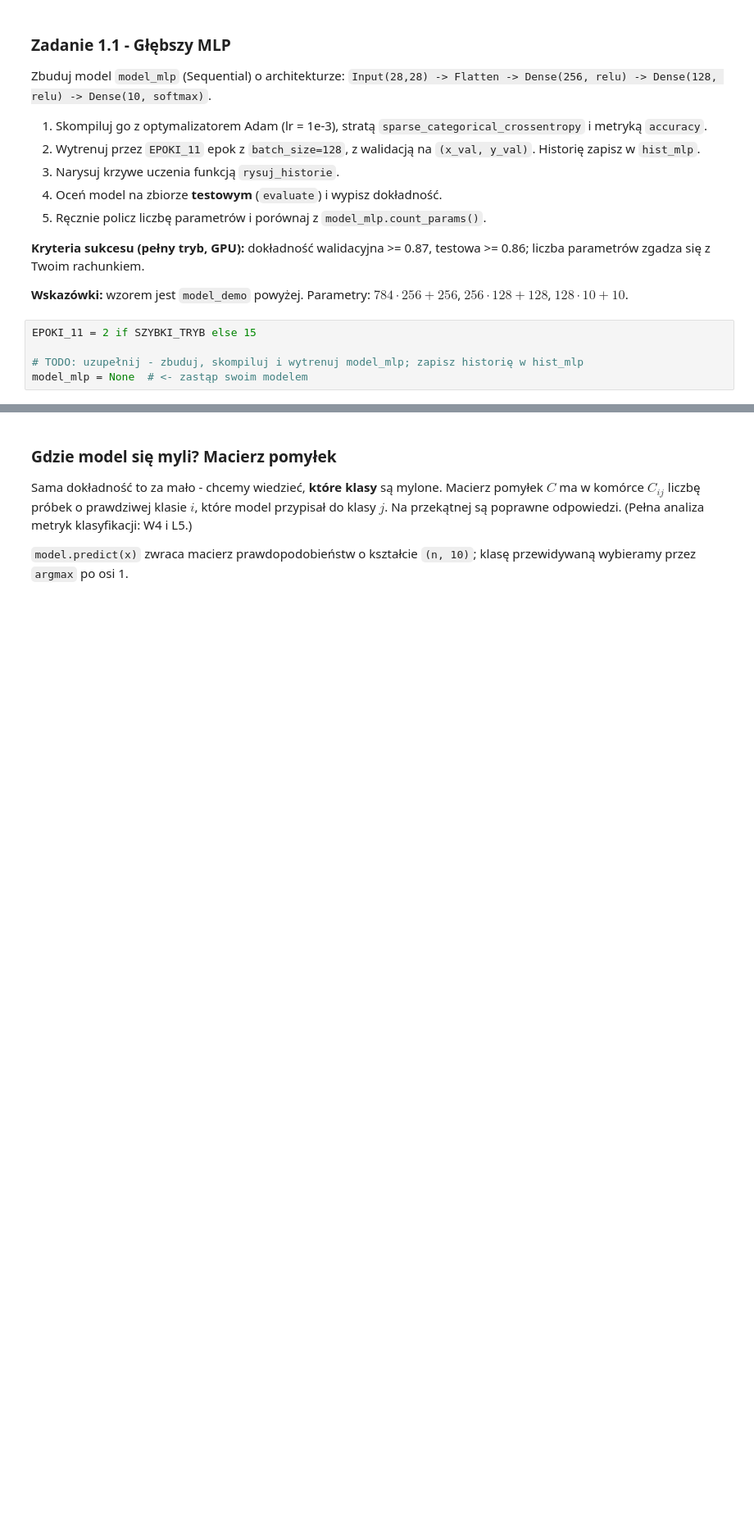
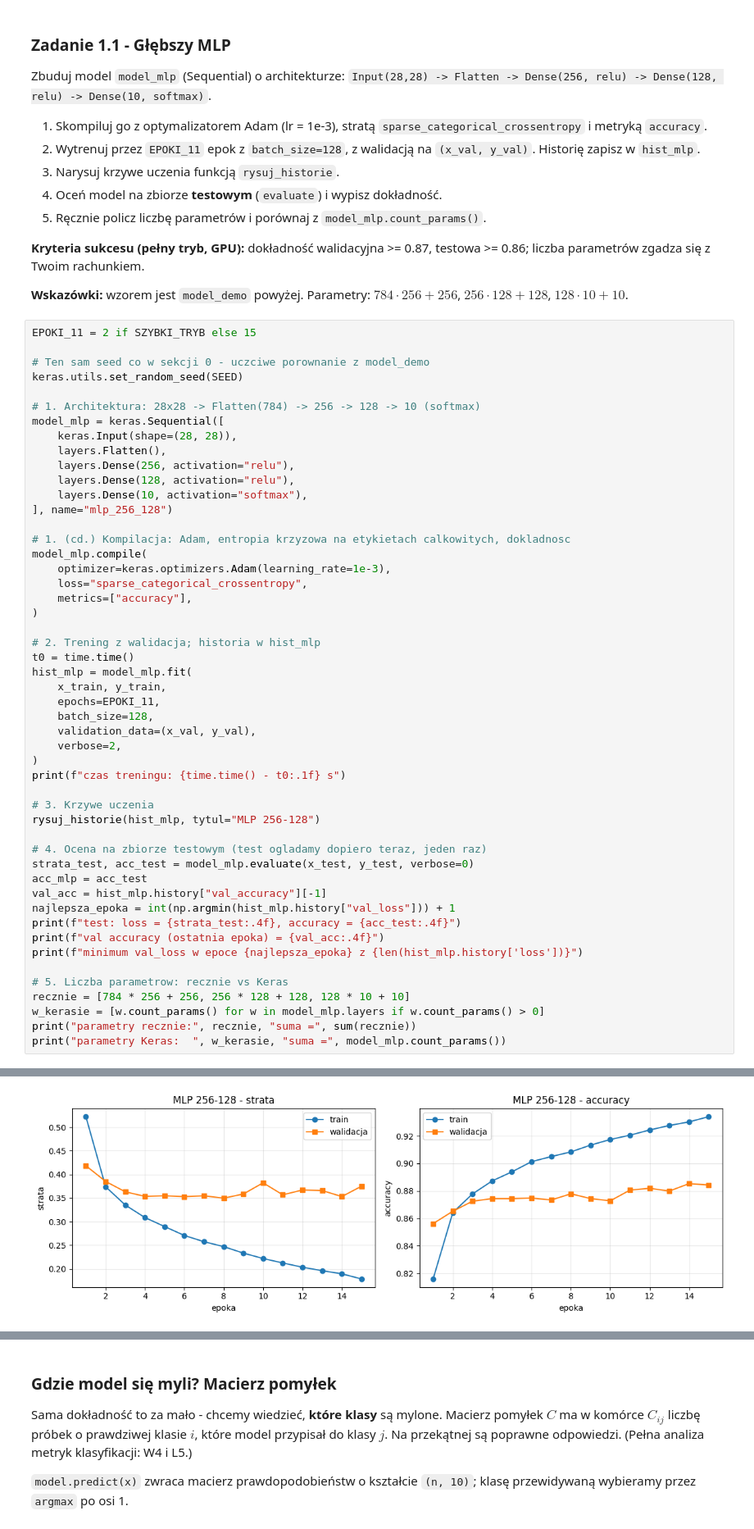
Before and after one commit to RJC2001/Uczenie-g-bokie-i-jego-zastosowania, a Jupyter notebook: 88274_LAB/Lab03_Keras_klasyfikacja_regresja.ipynb, the cells around one changed output, grey strips where cells are left out. Shown at 82% size. Drawn from its saved outputs; the diff is of its cells as text; blank space fills up the shorter version.

```diff
--- a/88274_LAB/Lab03_Keras_klasyfikacja_regresja.ipynb
+++ b/88274_LAB/Lab03_Keras_klasyfikacja_regresja.ipynb
@@ -250,5 +311,51 @@ Zbuduj model `model_mlp` (Sequential) o architekturze:
 # %%
 EPOKI_11 = 2 if SZYBKI_TRYB else 15
 
-# TODO: uzupełnij - zbuduj, skompiluj i wytrenuj model_mlp; zapisz historię w hist_mlp
-model_mlp = None  # <- zastąp swoim modelem
+# Ten sam seed co w sekcji 0 - uczciwe porownanie z model_demo
+keras.utils.set_random_seed(SEED)
+
+# 1. Architektura: 28x28 -> Flatten(784) -> 256 -> 128 -> 10 (softmax)
+model_mlp = keras.Sequential([
+    keras.Input(shape=(28, 28)),
+    layers.Flatten(),
+    layers.Dense(256, activation="relu"),
+    layers.Dense(128, activation="relu"),
+    layers.Dense(10, activation="softmax"),
+], name="mlp_256_128")
+
+# 1. (cd.) Kompilacja: Adam, entropia krzyzowa na etykietach calkowitych, dokladnosc
+model_mlp.compile(
+    optimizer=keras.optimizers.Adam(learning_rate=1e-3),
+    loss="sparse_categorical_crossentropy",
+    metrics=["accuracy"],
+)
+
+# 2. Trening z walidacja; historia w hist_mlp
+t0 = time.time()
+hist_mlp = model_mlp.fit(
+    x_train, y_train,
+    epochs=EPOKI_11,
+    batch_size=128,
+    validation_data=(x_val, y_val),
+    verbose=2,
+)
+print(f"czas treningu: {time.time() - t0:.1f} s")
+
+# 3. Krzywe uczenia
+rysuj_historie(hist_mlp, tytul="MLP 256-128")
+
+# 4. Ocena na zbiorze testowym (test ogladamy dopiero teraz, jeden raz)
+strata_test, acc_test = model_mlp.evaluate(x_test, y_test, verbose=0)
+acc_mlp = acc_test
+val_acc = hist_mlp.history["val_accuracy"][-1]
+najlepsza_epoka = int(np.argmin(hist_mlp.history["val_loss"])) + 1
+print(f"test: loss = {strata_test:.4f}, accuracy = {acc_test:.4f}")
+print(f"val accuracy (ostatnia epoka) = {val_acc:.4f}")
+print(f"minimum val_loss w epoce {najlepsza_epoka} z {len(hist_mlp.history['loss'])}")
+
+# 5. Liczba parametrow: recznie vs Keras
+recznie = [784 * 256 + 256, 256 * 128 + 128, 128 * 10 + 10]
+w_kerasie = [w.count_params() for w in model_mlp.layers if w.count_params() > 0]
+print("parametry recznie:", recznie, "suma =", sum(recznie))
+print("parametry Keras:  ", w_kerasie, "suma =", model_mlp.count_params())
+# %% [output]
@@ -254,0 +379 @@ model_mlp = None  # <- zastąp swoim modelem
+[figure, added]
```
Also changed, not shown: parts of 28 cells of this notebook, 21 other files.
